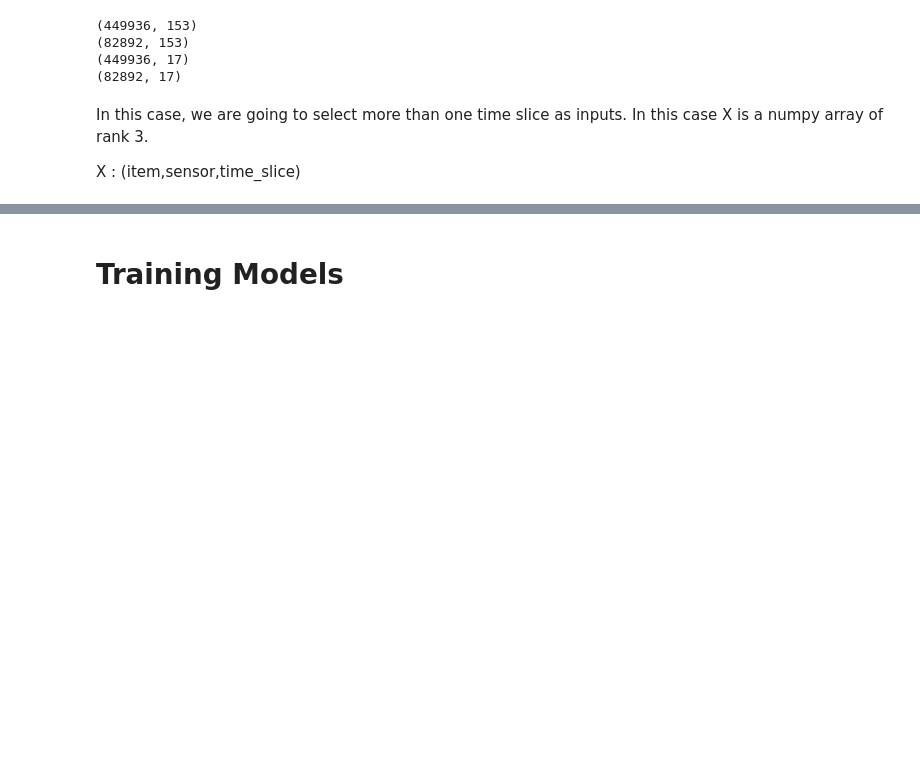
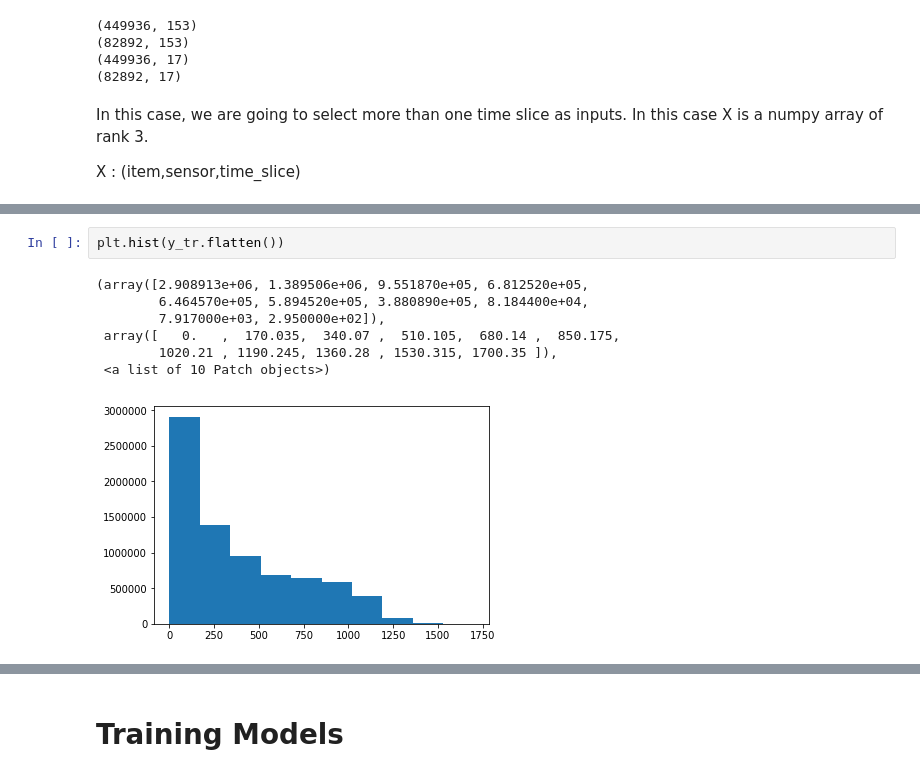
Before and after one commit to albertotb/solar, a Jupyter notebook: notebooks/train_model-Convolutional2D-All_sensors.ipynb, the cells around one changed output, grey strips where cells are left out. Drawn from its saved outputs; the diff is of its cells as text; blank space fills up the shorter version.

```diff
--- a/notebooks/train_model-Convolutional2D-All_sensors.ipynb
+++ b/notebooks/train_model-Convolutional2D-All_sensors.ipynb
@@ -101,0 +142,10 @@ Number of time slices considered: 9
+# %%
+plt.hist(y_tr.flatten())
+# %% [output]
+(array([2.908913e+06, 1.389506e+06, 9.551870e+05, 6.812520e+05,
+        6.464570e+05, 5.894520e+05, 3.880890e+05, 8.184400e+04,
+        7.917000e+03, 2.950000e+02]),
+ array([   0.   ,  170.035,  340.07 ,  510.105,  680.14 ,  850.175,
+        1020.21 , 1190.245, 1360.28 , 1530.315, 1700.35 ]),
+ <a list of 10 Patch objects>)
+[figure, added]
```
Also changed, not shown: parts of 29 cells of this notebook, 1 other file.
